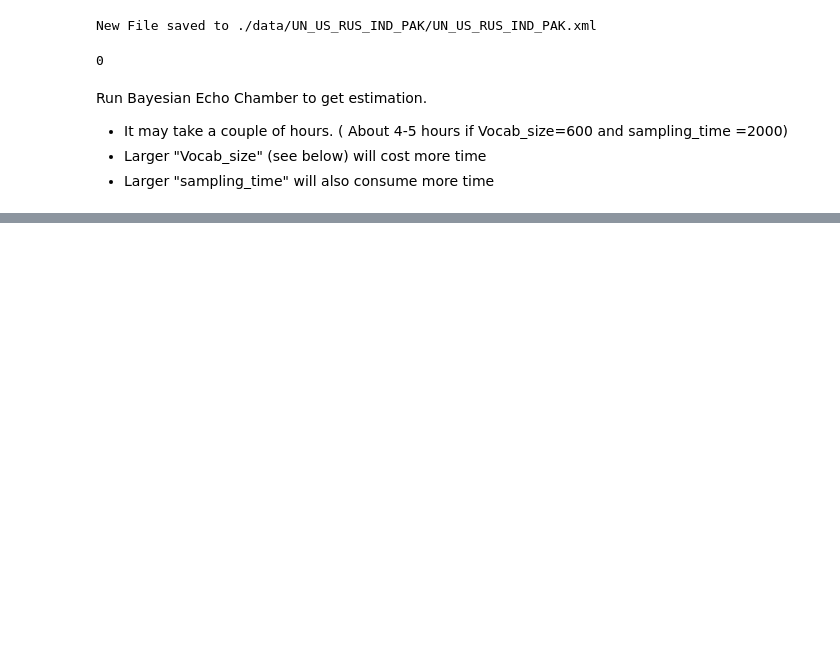
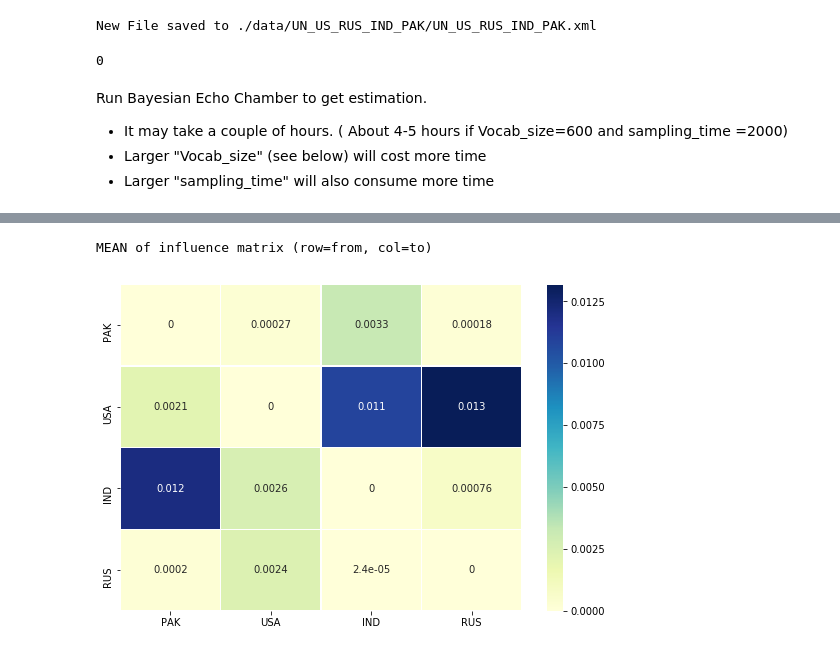
Before and after one commit to saniyamasood/Computational-Content-Analysis-2018, a Jupyter notebook: WEEK8/SRC/arvind-assignment-8.ipynb, the cells around one changed output, grey strips where cells are left out. Drawn from its saved outputs; the diff is of its cells as text; code cells hidden in the pictures; blank space fills up the shorter version.

```diff
--- a/WEEK8/SRC/arvind-assignment-8.ipynb
+++ b/WEEK8/SRC/arvind-assignment-8.ipynb
@@ -1286,0 +1687,24 @@ I want to parse the UN General Assembly debates of USA, Russia, India and Pakist
+# %%
+A = int(np.sqrt(len(df_influence.columns))) #number of participants
+id_person = {}
+for p in person_id:
+    id_person[person_id[p]]=p
+# %%
+def getmatrix(stacked,A):
+    influence_matrix = [[0 for i in range(A)] for j in range(A)]
+    for row in stacked.iteritems():
+        from_ = int(row[0].split('.')[1])-1
+        to_ = int(row[0].split('.')[2])-1
+        value = float(row[1])
+        influence_matrix[from_][to_]=value
+    df_ = pandas.DataFrame(influence_matrix)
+
+    df_ =df_.rename(index = id_person)
+    df_ =df_.rename(columns = id_person)
+    return df_
+# %%
+stacked = df_influence.mean(axis=0)
+df_mean = getmatrix(stacked,A)
+
+stacked = df_influence.std(axis=0)
+df_std = getmatrix(stacked,A)
@@ -1286,0 +1719,8 @@ I want to parse the UN General Assembly debates of USA, Russia, India and Pakist
+# %%
+f, ax = plt.subplots(figsize=(9, 6))
+seaborn.heatmap(df_mean, annot=True,  linewidths=.5, ax=ax,cmap="YlGnBu")
+print('MEAN of influence matrix (row=from, col=to)')
+plt.show()
+# %% [output]
+MEAN of influence matrix (row=from, col=to)
+[figure, added]
```
Also changed, not shown: parts of 22 cells of this notebook.
